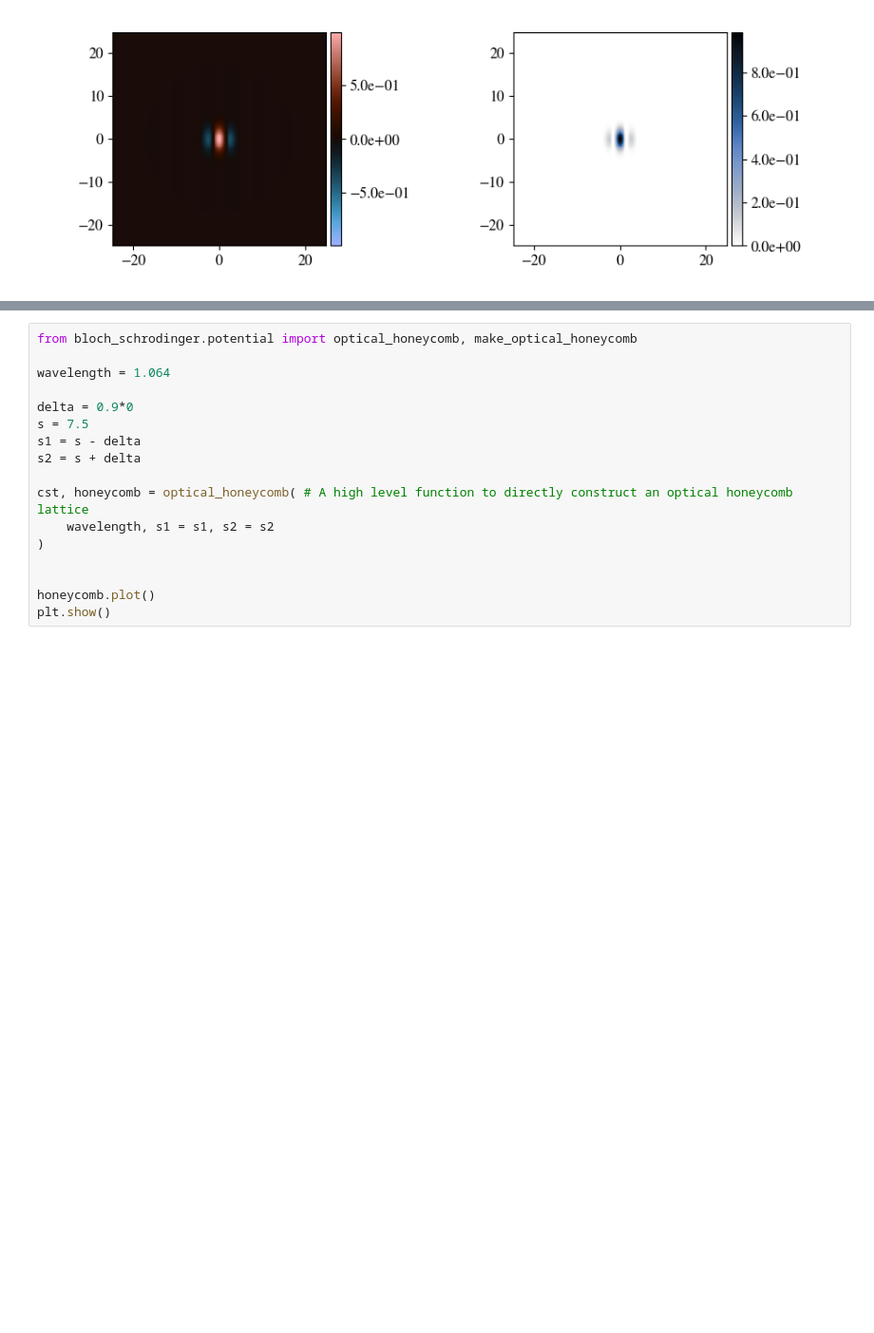
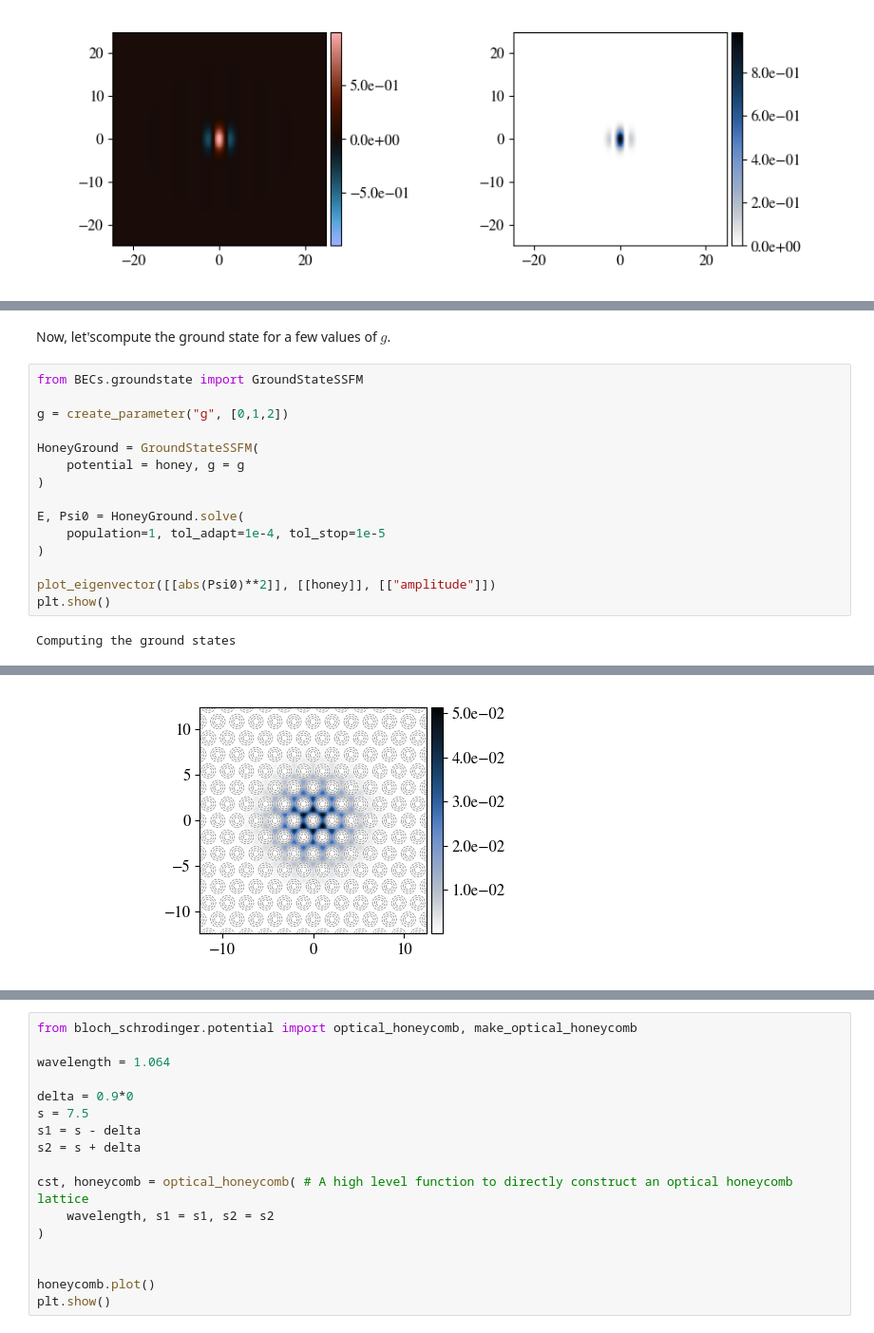
Before and after one commit to GuillotMartin/BECs, a Jupyter notebook: docs/Microscope.ipynb, the cells around one changed output, grey strips where cells are left out. Shown at 95% size. Saved outputs shown, nothing was run; the diff lists cells and outputs as text; blank space fills up the shorter version.

Commit message:
new GPE solver (wip)

```diff
--- a/docs/Microscope.ipynb
+++ b/docs/Microscope.ipynb
@@ -154,0 +185,19 @@ First, we simulate a single lattice unit cell.
+# %% [markdown]
+Now, let'scompute the ground state for a few values of $g$.
+# %%
+from BECs.groundstate import GroundStateSSFM
+
+g = create_parameter("g", [0,1,2])
+
+HoneyGround = GroundStateSSFM(
+    potential = honey, g = g
+)
+
+E, Psi0 = HoneyGround.solve(
+    population=1, tol_adapt=1e-4, tol_stop=1e-5
+)
+
+plot_eigenvector([[abs(Psi0)**2]], [[honey]], [["amplitude"]])
+plt.show()
+# %% [output]
+Computing the ground states
@@ -154,0 +205 @@ First, we simulate a single lattice unit cell.
+[figure, added]
```
Also changed, not shown: parts of 12 cells of this notebook, 2 other files.
